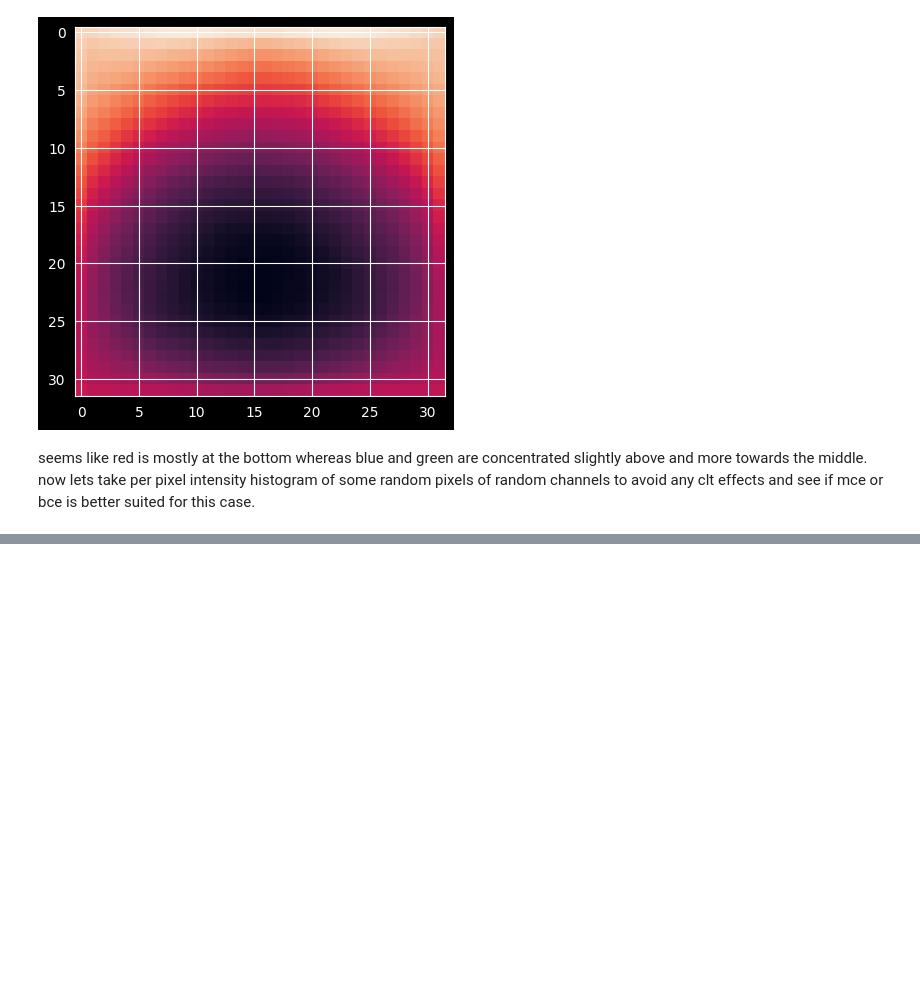
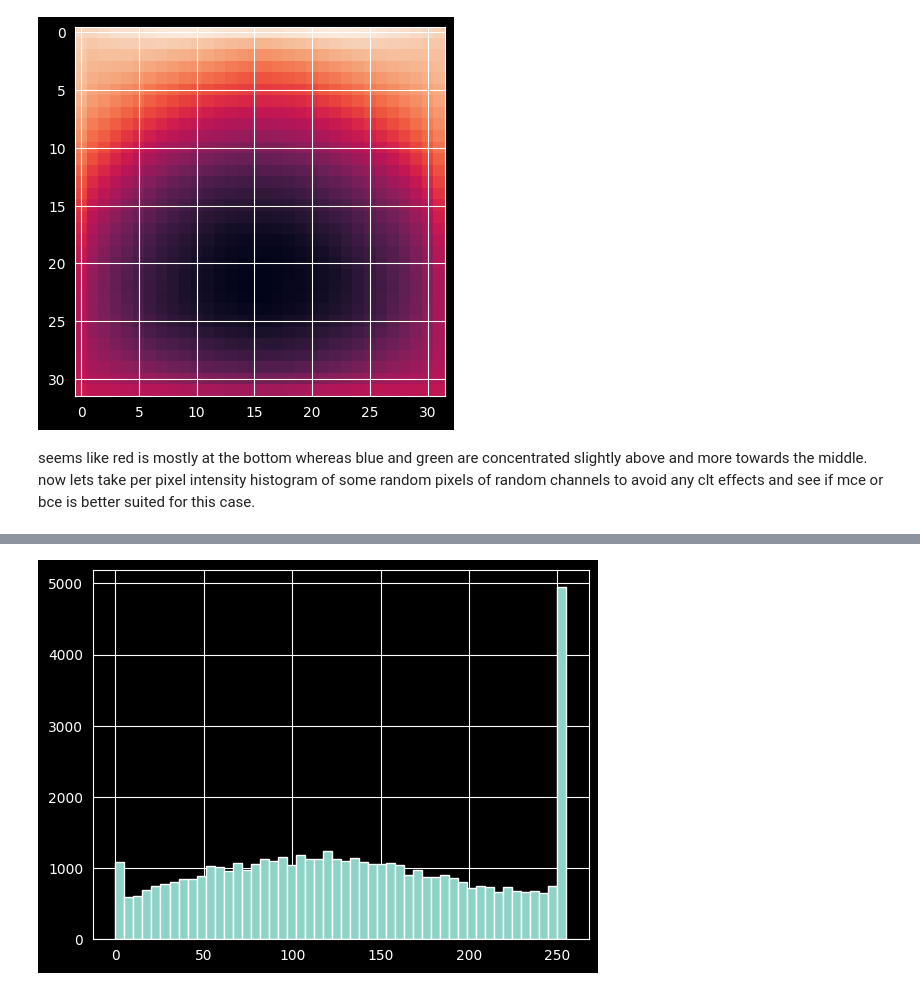
Before and after one commit to indian-coder-aarush/VAE-CIFAR100, a Jupyter notebook: notebooks/Image_analysis.ipynb, the cells around one changed output, grey strips where cells are left out. Saved outputs shown, nothing was run; the diff lists cells and outputs as text; code cells hidden in the pictures; blank space fills up the shorter version.

```diff
--- a/notebooks/Image_analysis.ipynb
+++ b/notebooks/Image_analysis.ipynb
@@ -106,0 +114,7 @@ seems like red is mostly at the bottom whereas blue and green are concentrated s
+# %%
+intensity_pixel_1_1 = np.mean(train, axis = 1)
+intensity_pixel_1_1 = intensity_pixel_1_1[:,1,1]
+plt.hist(intensity_pixel_1_1, bins=50)
+plt.show()
+# %% [output]
+[figure, added]
```
Also changed, not shown: parts of 3 cells of this notebook, 1 other file.
